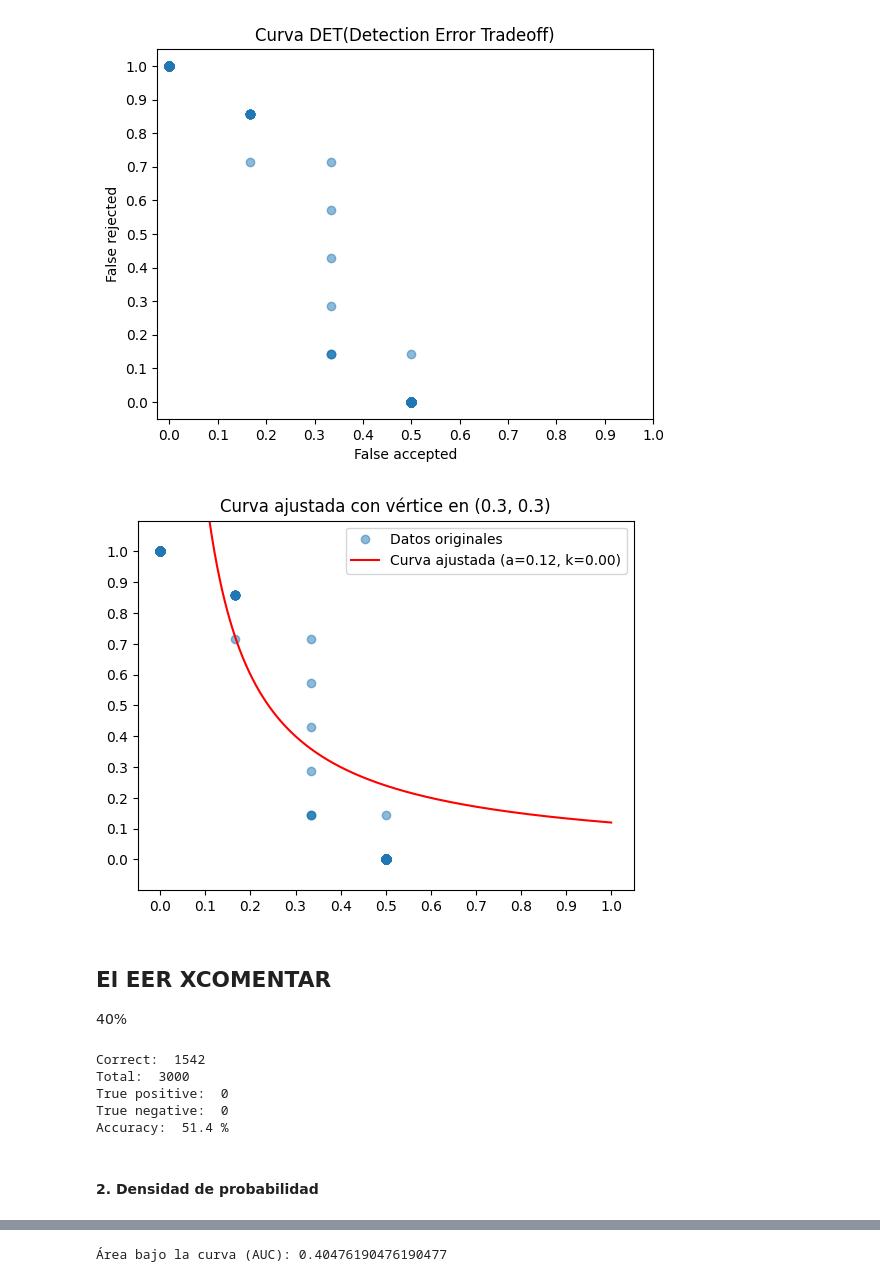
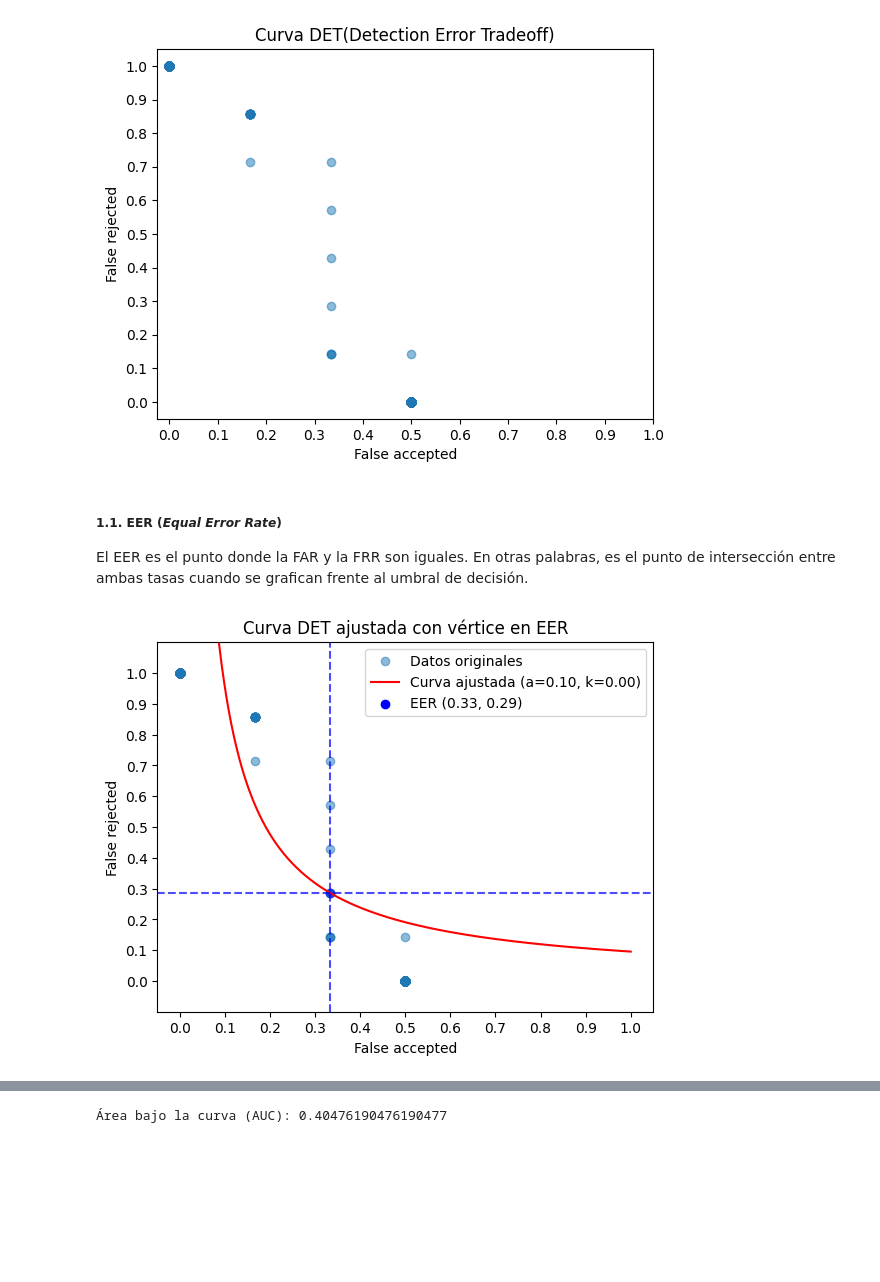
Before and after one commit to MediaMind-ULPGC/P06, a Jupyter notebook: Lee_base_datos.ipynb, the cells around one changed output, grey strips where cells are left out. Saved outputs shown, nothing was run; the diff lists cells and outputs as text; code cells hidden in the pictures; blank space fills up the shorter version.

```diff
--- a/Lee_base_datos.ipynb
+++ b/Lee_base_datos.ipynb
@@ -117,10 +121,5 @@ def find_match(new_kp, new_des, users, threshold=230):
 # %%
-correct = 0
-true_positive = 0
-true_negative = 0
-total = 0
 thresholds = np.linspace(0, 500, 300)
-
 false_accepted = []
 false_rejected = []
 int_usuario_no = 6
@@ -149,10 +148,6 @@ for threshold in thresholds:
 
             elif int(result) == 1 and true_target == 0:
                 number_false_accepted += 1
-
-            elif int(result) == true_target:
-                correct += 1
-            total += 1
     far = number_false_accepted / int_usuario_no
     frr = number_false_rejected / int_usuarios_si
 
@@ -168,44 +163,50 @@ plt.yticks(np.arange(0, 1.1, 0.1))
 plt.show()
 # %% [output]
 [figure]
+# %% [markdown]
+##### 1.1. EER (*Equal Error Rate*)
+
+El EER es el punto donde la FAR y la FRR son iguales. En otras palabras, es el punto de intersección entre ambas tasas cuando se grafican frente al umbral de decisión.
+# %%
+def identify_EER(far, frr):
+    min_distance = float('inf')
+    eer = 0
+    eer_index = 0
+    for i in range(len(far)):
+        distance = abs(far[i] - frr[i])
+        if distance < min_distance:
+            min_distance = distance
+            eer = (far[i] + frr[i]) / 2
+            eer_index = i
+    return eer, eer_index
 # %%
-x_vertex, y_vertex = 0.3, 0.4
+eer, eer_index = identify_EER(false_accepted, false_rejected)
+x_vertex, y_vertex = false_accepted[eer_index], false_rejected[eer_index]
+
 h = 0
 a = (y_vertex - 0) * x_vertex
 k = y_vertex - a / x_vertex
 
 def rational_function(x):
     return a / (x - h) + k
 
 x_smooth = np.linspace(0.07, 1, 500)
 y_smooth = rational_function(x_smooth)
 
 plt.plot(false_accepted, false_rejected, 'o', alpha=0.5, label="Datos originales")
 plt.plot(x_smooth, y_smooth, '-', color='red', label=f"Curva ajustada (a={a:.2f}, k={k:.2f})")
-plt.title("Curva DET(Detection Error Tradeoff)")
+
+plt.scatter([x_vertex], [y_vertex], color='blue', label=f"EER ({x_vertex:.2f}, {y_vertex:.2f})")
+plt.axvline(x_vertex, color='blue', linestyle='--', alpha=0.7)
+plt.axhline(y_vertex, color='blue', linestyle='--', alpha=0.7)
+
+plt.xlabel("False accepted")
+plt.ylabel("False rejected")
 plt.xticks(np.arange(0, 1.1, 0.1))
 plt.yticks(np.arange(0, 1.1, 0.1))
 plt.ylim(-0.1, 1.1)
-plt.title("Curva ajustada con vértice en (0.3, 0.3)")
+plt.title("Curva DET ajustada con vértice en EER")
 plt.legend()
 plt.show()
 # %% [output]
-[figure, old version]
+[figure, new version]
-# %% [markdown]
-## El EER XCOMENTAR
-
-40%
-# %%
-print("Correct: ", correct)
-print("Total: ", total)
-print("True positive: ", true_positive)
-print("True negative: ", true_negative)
-print("Accuracy: ", correct / total * 100, "%")
-# %% [output]
-Correct:  1542
-Total:  3000
-True positive:  0
-True negative:  0
-Accuracy:  51.4 %
-# %% [markdown]
-#### 2. Densidad de probabilidad
```
Also changed, not shown: parts of 16 cells of this notebook.
